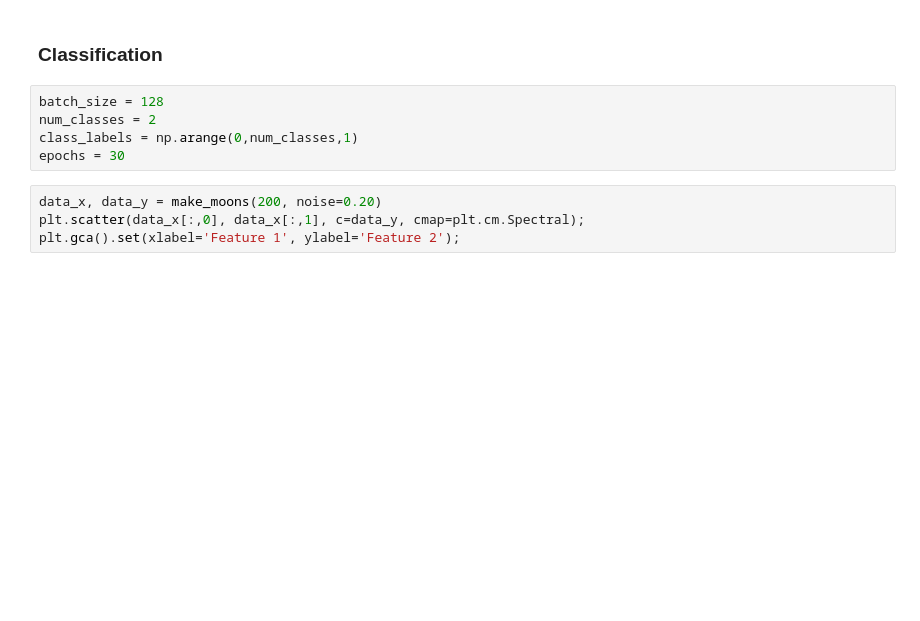
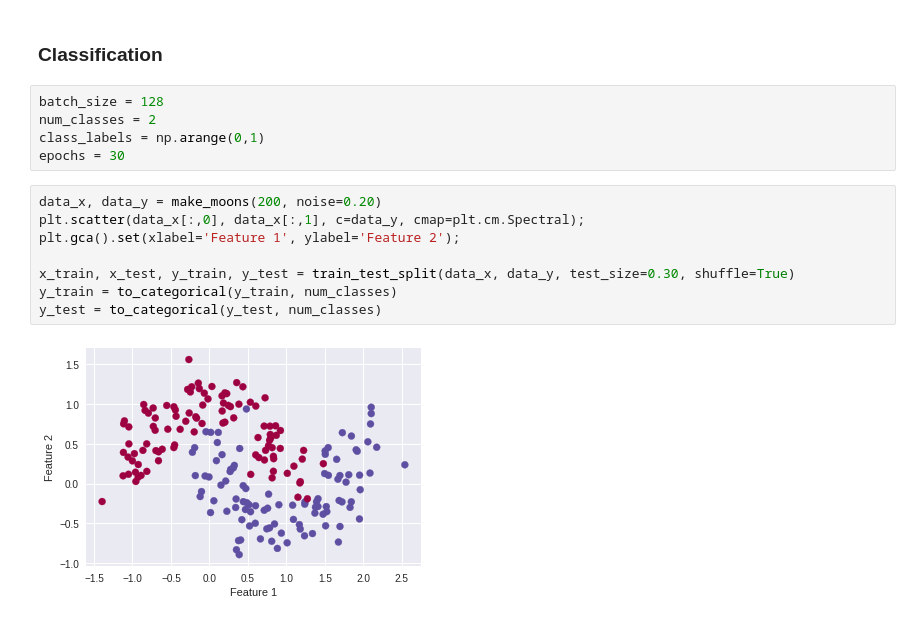
Before and after one commit to dilawer11/CS473-Deep-Learning, a Jupyter notebook: A2/hw2_20100177.ipynb, the cells around one changed output. Saved outputs shown, nothing was run; the diff lists cells and outputs as text; blank space fills up the shorter version.

```diff
--- a/A2/hw2_20100177.ipynb
+++ b/A2/hw2_20100177.ipynb
@@ -800,12 +934,18 @@ ax.legend();
 # %%
 batch_size = 128
 num_classes = 2
-class_labels = np.arange(0,num_classes,1)
+class_labels = np.arange(0,1)
 epochs = 30
 # %%
 data_x, data_y = make_moons(200, noise=0.20)
 plt.scatter(data_x[:,0], data_x[:,1], c=data_y, cmap=plt.cm.Spectral);
 plt.gca().set(xlabel='Feature 1', ylabel='Feature 2');
+
+x_train, x_test, y_train, y_test = train_test_split(data_x, data_y, test_size=0.30, shuffle=True)
+y_train = to_categorical(y_train, num_classes)
+y_test = to_categorical(y_test, num_classes)
+# %% [output]
+[figure, added]
 # %%
 model = Sequential()
 model.add(Dense(50, activation='relu', input_shape=(2,), name='input_l'))
```
Also changed, not shown: parts of 41 cells of this notebook.
